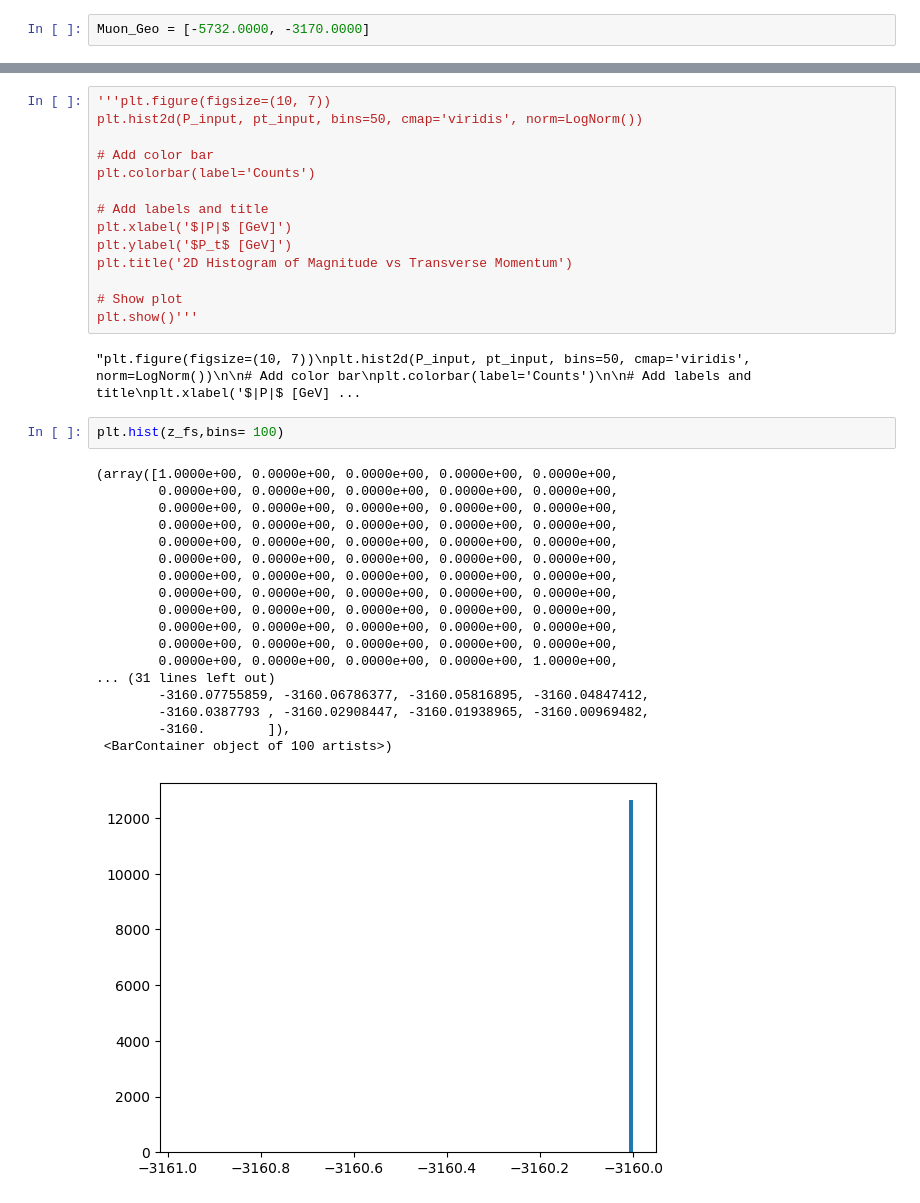
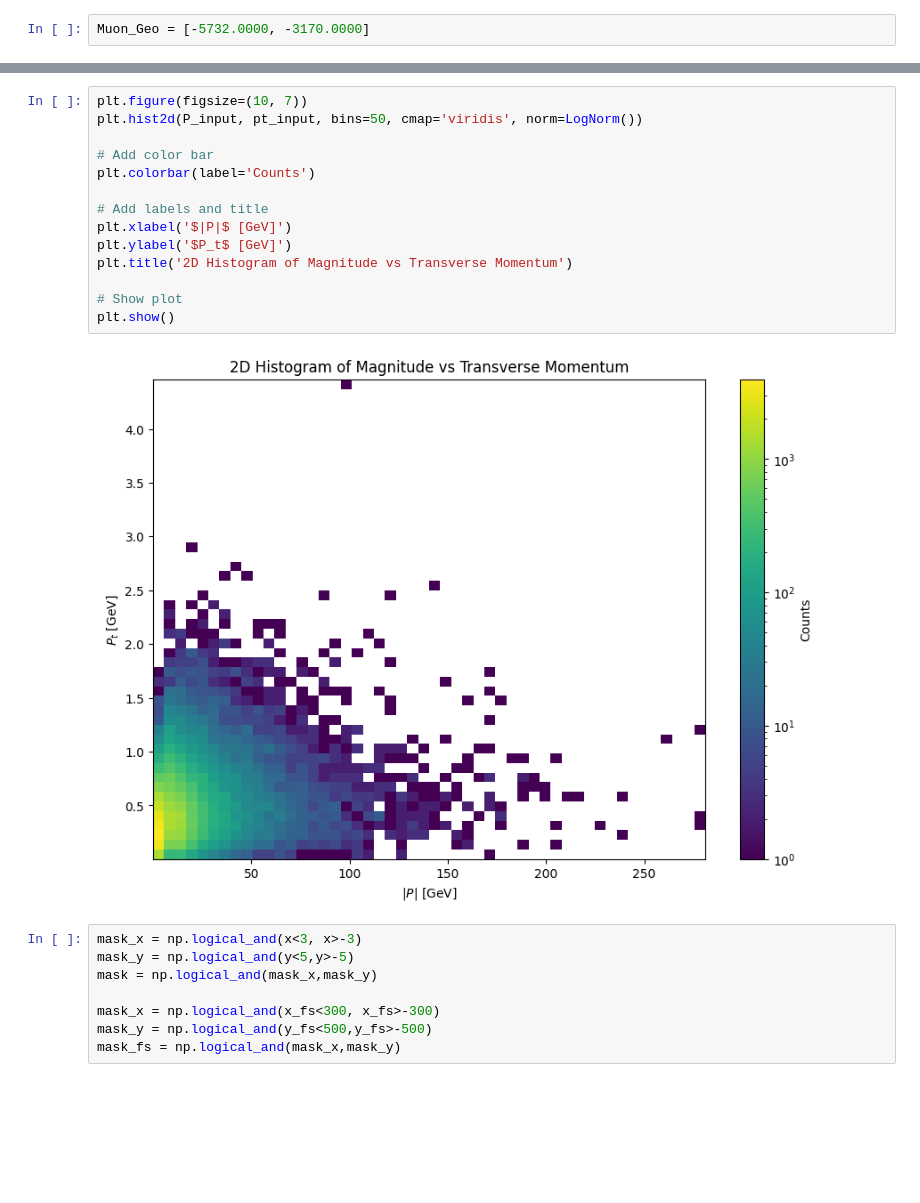
Before and after one commit to lfpc/fairship_simulation, a Jupyter notebook: outputs/scripts/analysis.ipynb, the cells around one changed output, grey strips where cells are left out. Saved outputs shown, nothing was run; the diff lists cells and outputs as text; blank space fills up the shorter version.

```diff
--- a/outputs/scripts/analysis.ipynb
+++ b/outputs/scripts/analysis.ipynb
@@ -36,37 +55,24 @@ p_fs_start = np.sqrt(pt_fs_start**2+pz_fs_start**2)
 # %%
-'''plt.figure(figsize=(10, 7))
+plt.figure(figsize=(10, 7))
 plt.hist2d(P_input, pt_input, bins=50, cmap='viridis', norm=LogNorm())
 
 # Add color bar
 plt.colorbar(label='Counts')
 
 # Add labels and title
 plt.xlabel('$|P|$ [GeV]')
 plt.ylabel('$P_t$ [GeV]')
 plt.title('2D Histogram of Magnitude vs Transverse Momentum')
 
 # Show plot
-plt.show()'''
+plt.show()
 # %% [output]
-"plt.figure(figsize=(10, 7))\nplt.hist2d(P_input, pt_input, bins=50, cmap='viridis', norm=LogNorm())\n\n# Add color bar\nplt.colorbar(label='Counts')\n\n# Add labels and title\nplt.xlabel('$|P|$ [GeV] ...
+[figure, added]
-# %%
-plt.hist(z_fs,bins= 100)
-# %% [output]
-(array([1.0000e+00, 0.0000e+00, 0.0000e+00, 0.0000e+00, 0.0000e+00,
-        0.0000e+00, 0.0000e+00, 0.0000e+00, 0.0000e+00, 0.0000e+00,
-        0.0000e+00, 0.0000e+00, 0.0000e+00, 0.0000e+00, 0.0000e+00,
-        0.0000e+00, 0.0000e+00, 0.0000e+00, 0.0000e+00, 0.0000e+00,
-        0.0000e+00, 0.0000e+00, 0.0000e+00, 0.0000e+00, 0.0000e+00,
-        0.0000e+00, 0.0000e+00, 0.0000e+00, 0.0000e+00, 0.0000e+00,
-        0.0000e+00, 0.0000e+00, 0.0000e+00, 0.0000e+00, 0.0000e+00,
-        0.0000e+00, 0.0000e+00, 0.0000e+00, 0.0000e+00, 0.0000e+00,
-        0.0000e+00, 0.0000e+00, 0.0000e+00, 0.0000e+00, 0.0000e+00,
-        0.0000e+00, 0.0000e+00, 0.0000e+00, 0.0000e+00, 0.0000e+00,
-        0.0000e+00, 0.0000e+00, 0.0000e+00, 0.0000e+00, 0.0000e+00,
-        0.0000e+00, 0.0000e+00, 0.0000e+00, 0.0000e+00, 1.0000e+00,
-... (31 lines left out)
-        -3160.07755859, -3160.06786377, -3160.05816895, -3160.04847412,
-        -3160.0387793 , -3160.02908447, -3160.01938965, -3160.00969482,
-        -3160.        ]),
- <BarContainer object of 100 artists>)
-[figure, removed]
+# %%
+mask_x = np.logical_and(x<3, x>-3)
+mask_y = np.logical_and(y<5,y>-5)
+mask = np.logical_and(mask_x,mask_y)
+
+mask_x = np.logical_and(x_fs<300, x_fs>-300)
+mask_y = np.logical_and(y_fs<500,y_fs>-500)
+mask_fs = np.logical_and(mask_x,mask_y)
```
Also changed, not shown: parts of 13 cells of this notebook, 3 other files.
